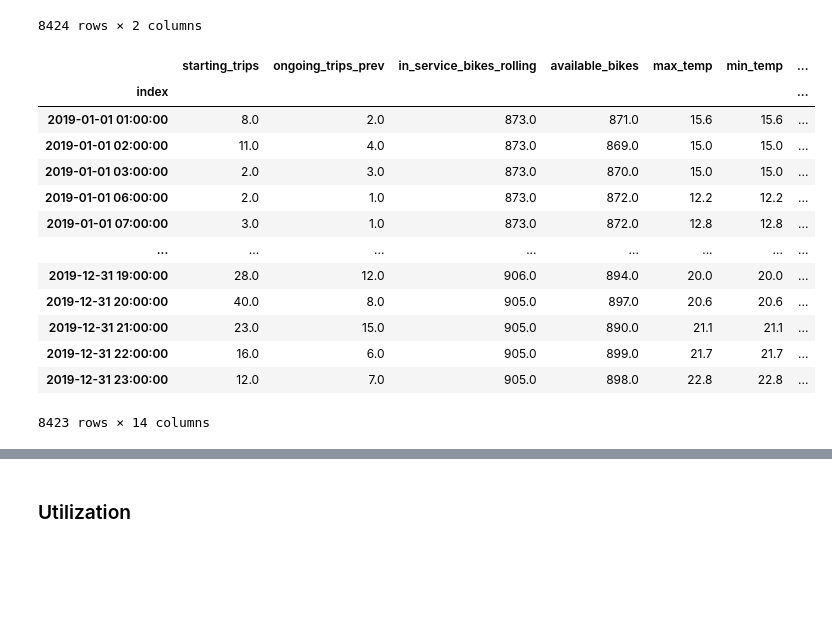
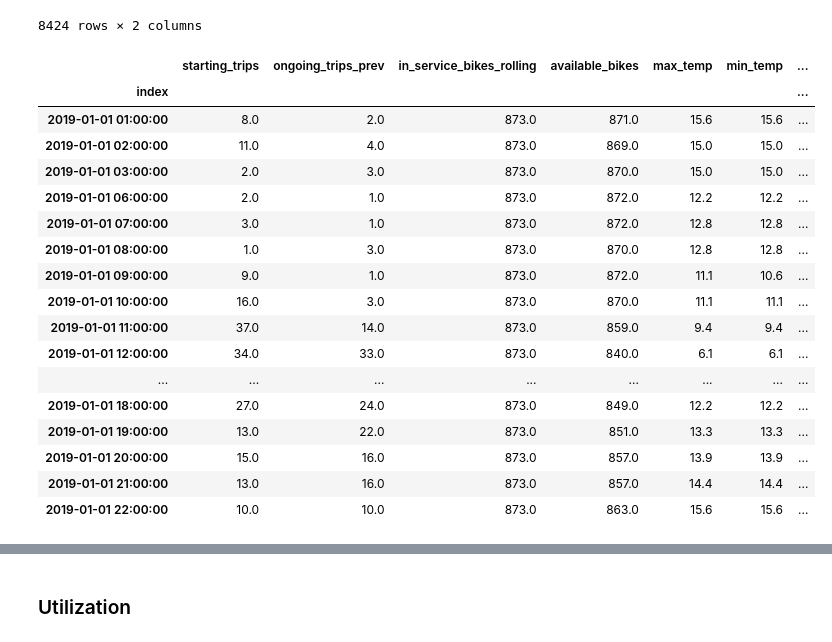
Before and after one commit to katekuian/aa_2021_magma, a Jupyter notebook: 02_descriptive_analytics/03_kpi_calculation.ipynb, the cells around one changed output, grey strips where cells are left out. Saved outputs shown, nothing was run; the diff lists cells and outputs as text; code cells hidden in the pictures; blank space fills up the shorter version.

```diff
--- a/02_descriptive_analytics/03_kpi_calculation.ipynb
+++ b/02_descriptive_analytics/03_kpi_calculation.ipynb
@@ -42,19 +42,23 @@ trips_hourly
 | 2019-12-31 23:00:00 | 12.0 | 19.0 |
 8424 rows × 2 columns
 # %%
-trips_hourly_engineered
+trips_hourly_engineered.head(20)
 # %% [output]
 |  | starting_trips | ongoing_trips_prev | in_service_bikes_rolling | available_bikes | max_temp | min_temp | ... |
 | index |  |  |  |  |  |  | ... |
 | 2019-01-01 01:00:00 | 8.0 | 2.0 | 873.0 | 871.0 | 15.6 | 15.6 | ... |
 | 2019-01-01 02:00:00 | 11.0 | 4.0 | 873.0 | 869.0 | 15.0 | 15.0 | ... |
 | 2019-01-01 03:00:00 | 2.0 | 3.0 | 873.0 | 870.0 | 15.0 | 15.0 | ... |
 | 2019-01-01 06:00:00 | 2.0 | 1.0 | 873.0 | 872.0 | 12.2 | 12.2 | ... |
 | 2019-01-01 07:00:00 | 3.0 | 1.0 | 873.0 | 872.0 | 12.8 | 12.8 | ... |
+| 2019-01-01 08:00:00 | 1.0 | 3.0 | 873.0 | 870.0 | 12.8 | 12.8 | ... |
+| 2019-01-01 09:00:00 | 9.0 | 1.0 | 873.0 | 872.0 | 11.1 | 10.6 | ... |
+| 2019-01-01 10:00:00 | 16.0 | 3.0 | 873.0 | 870.0 | 11.1 | 11.1 | ... |
+| 2019-01-01 11:00:00 | 37.0 | 14.0 | 873.0 | 859.0 | 9.4 | 9.4 | ... |
+| 2019-01-01 12:00:00 | 34.0 | 33.0 | 873.0 | 840.0 | 6.1 | 6.1 | ... |
 | ... | ... | ... | ... | ... | ... | ... | ... |
-| 2019-12-31 19:00:00 | 28.0 | 12.0 | 906.0 | 894.0 | 20.0 | 20.0 | ... |
-| 2019-12-31 20:00:00 | 40.0 | 8.0 | 905.0 | 897.0 | 20.6 | 20.6 | ... |
-| 2019-12-31 21:00:00 | 23.0 | 15.0 | 905.0 | 890.0 | 21.1 | 21.1 | ... |
-| 2019-12-31 22:00:00 | 16.0 | 6.0 | 905.0 | 899.0 | 21.7 | 21.7 | ... |
-| 2019-12-31 23:00:00 | 12.0 | 7.0 | 905.0 | 898.0 | 22.8 | 22.8 | ... |
+| 2019-01-01 18:00:00 | 27.0 | 24.0 | 873.0 | 849.0 | 12.2 | 12.2 | ... |
+| 2019-01-01 19:00:00 | 13.0 | 22.0 | 873.0 | 851.0 | 13.3 | 13.3 | ... |
+| 2019-01-01 20:00:00 | 15.0 | 16.0 | 873.0 | 857.0 | 13.9 | 13.9 | ... |
+| 2019-01-01 21:00:00 | 13.0 | 16.0 | 873.0 | 857.0 | 14.4 | 14.4 | ... |
+| 2019-01-01 22:00:00 | 10.0 | 10.0 | 873.0 | 863.0 | 15.6 | 15.6 | ... |
-8423 rows × 14 columns
```
Also changed, not shown: parts of 2 cells of this notebook.
